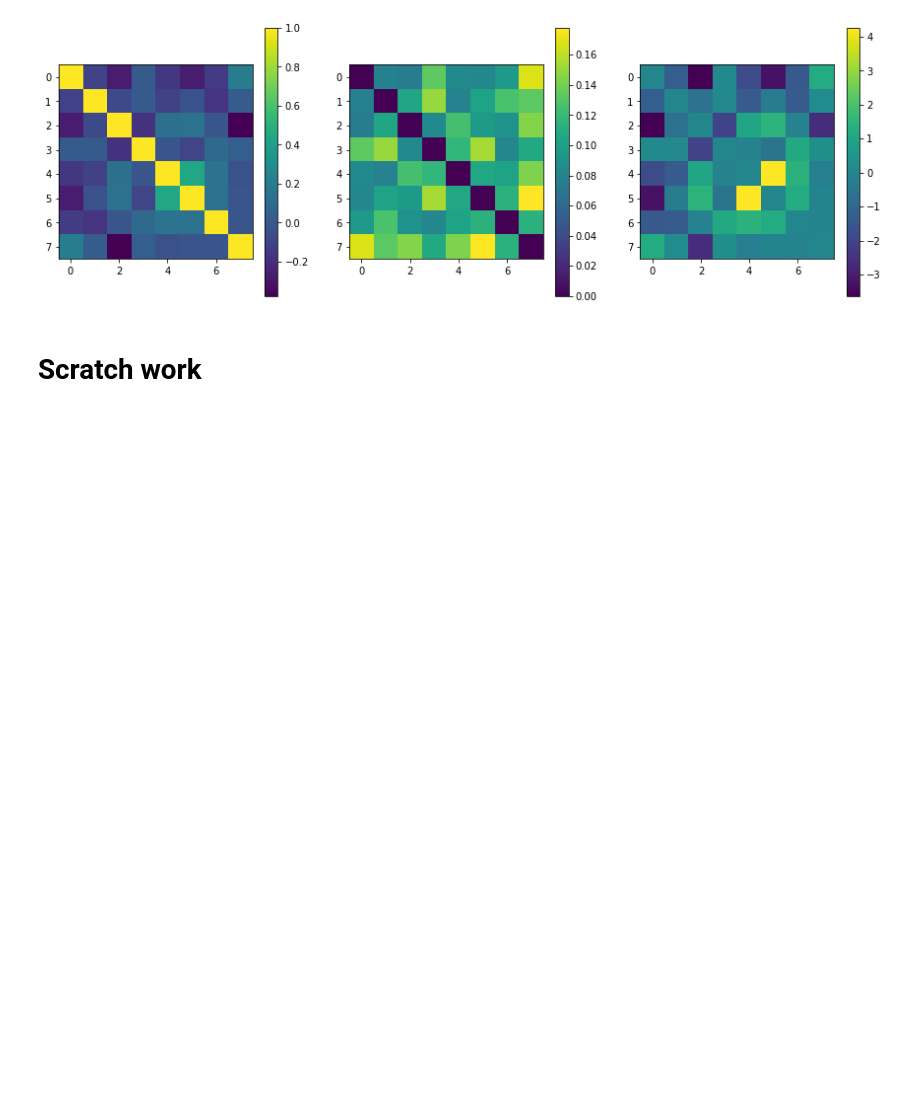
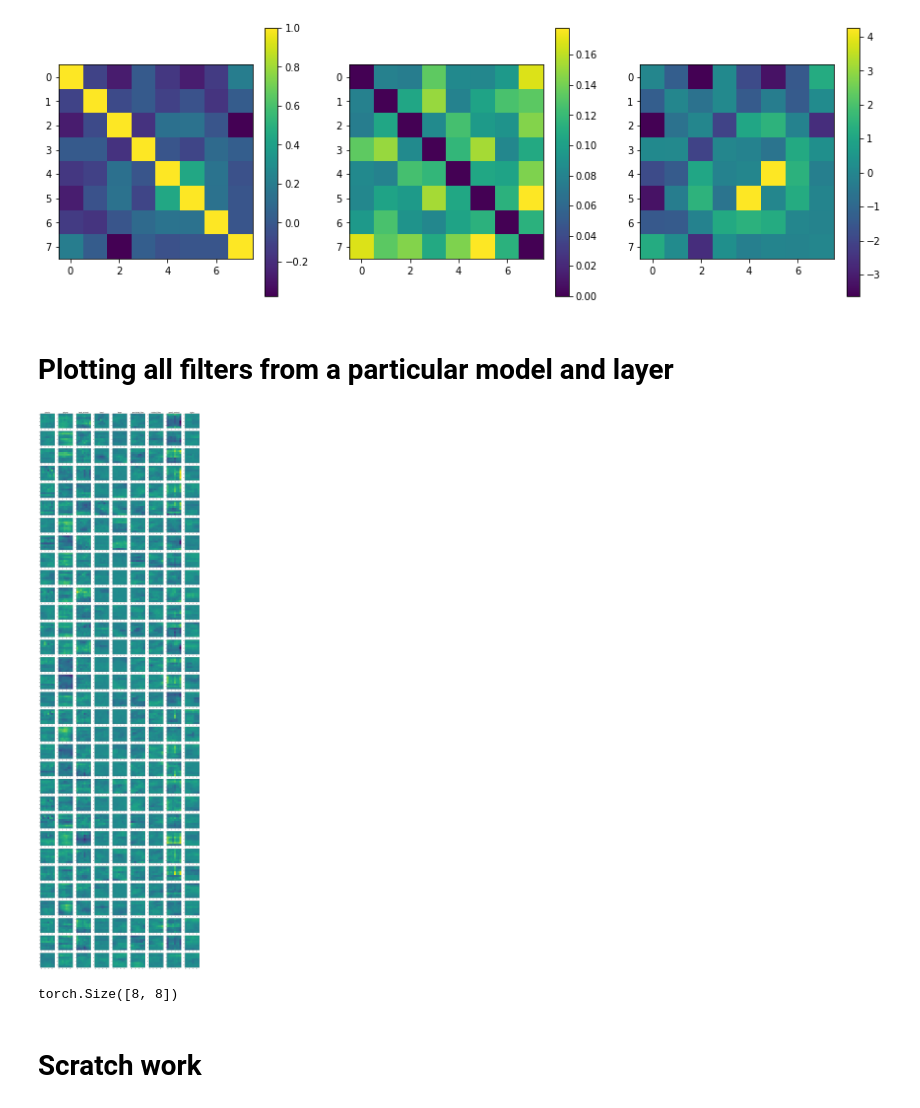
Before and after one commit to guydav/Rainbow, a Jupyter notebook: notebooks/filter_visualizations.ipynb, the cells around one changed output. Cells and saved outputs as stored; diff of their text form; code cells hidden in the pictures; blank space fills up the shorter version.

```diff
--- a/notebooks/filter_visualizations.ipynb
+++ b/notebooks/filter_visualizations.ipynb
@@ -415,6 +411,37 @@ plt.colorbar(ax_im, ax=ratio_ax)
 # %% [output]
 <matplotlib.colorbar.Colorbar at 0x...>
 [figure]
+# %% [markdown]
+# Plotting all filters from a particular model and layer
+# %%
+def plot_filters_model_and_frame(model, env, frame_idx=3, n_filters_per_frame=9, n_out_channels=32):
+    plt.figure(figsize=(3 * n_filters_per_frame, 3 * n_out_channels))
+
+    weights = model.online_net.convs[0].weight.detach()[:, n_filters_per_frame * frame_idx:n_filters_per_frame * (frame_idx + 1), :, :].cpu().numpy()
+    names = ['pixels'] + masker_def_indices_to_names(env)
+    normalizer = matplotlib.colors.Normalize(np.min(weights), np.max(weights))
+
+    for channel_idx in range(n_out_channels):
+        for filter_idx in range(filters_per_frame):
+            ax = plt.subplot(n_out_channels, n_filters_per_frame, 1 + (channel_idx * n_filters_per_frame) + filter_idx)
+            ax.imshow(weights[channel_idx, filter_idx, :, :], norm=normalizer)
+
+            if channel_idx == 0:
+                ax.set_title(names[filter_idx], dict(fontsize=16))
+
+    plt.show()
+# %%
+plot_filters_model_and_frame(dqn, env)
+# %% [output]
+[figure, added]
+# %%
+filters_per_frame = 9
+frame = 3
+
+weights = dqn.online_net.convs[0].weight.detach()[:, filters_per_frame * frame:filters_per_frame * (frame + 1), :, :]
+weights[1, 2, :, :].shape
+# %% [output]
+torch.Size([8, 8])
 # %% [markdown]
 # Scratch work
 # %%
```
Also changed, not shown: parts of 2 cells of this notebook, 3 other files.
